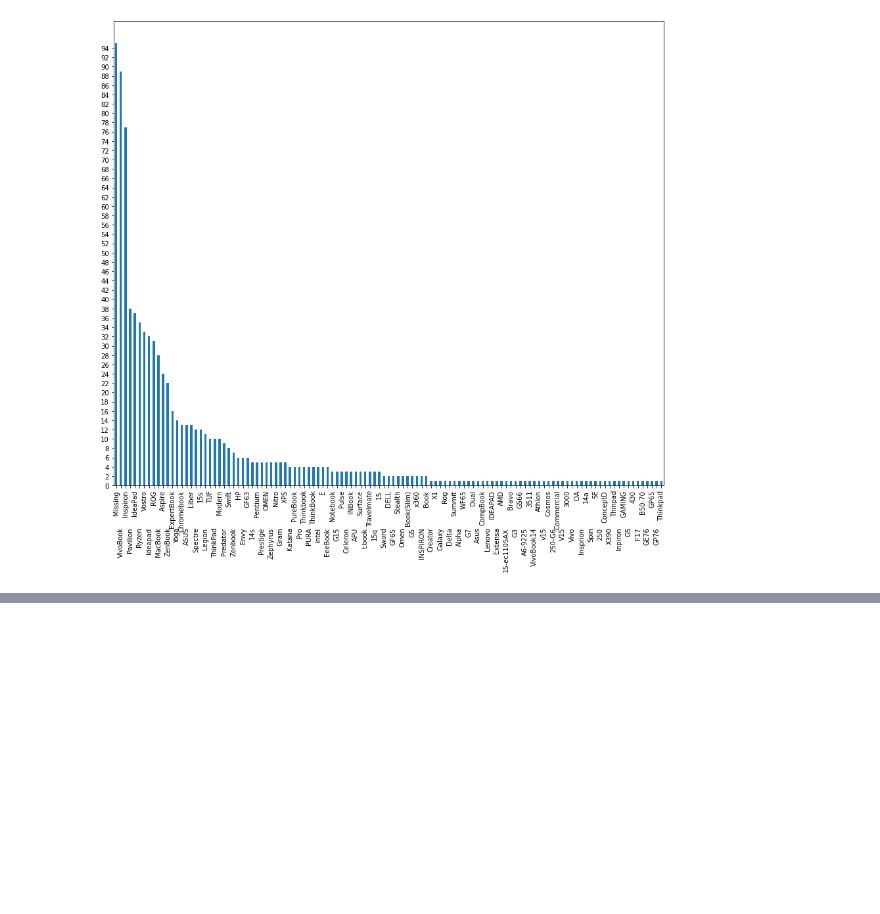
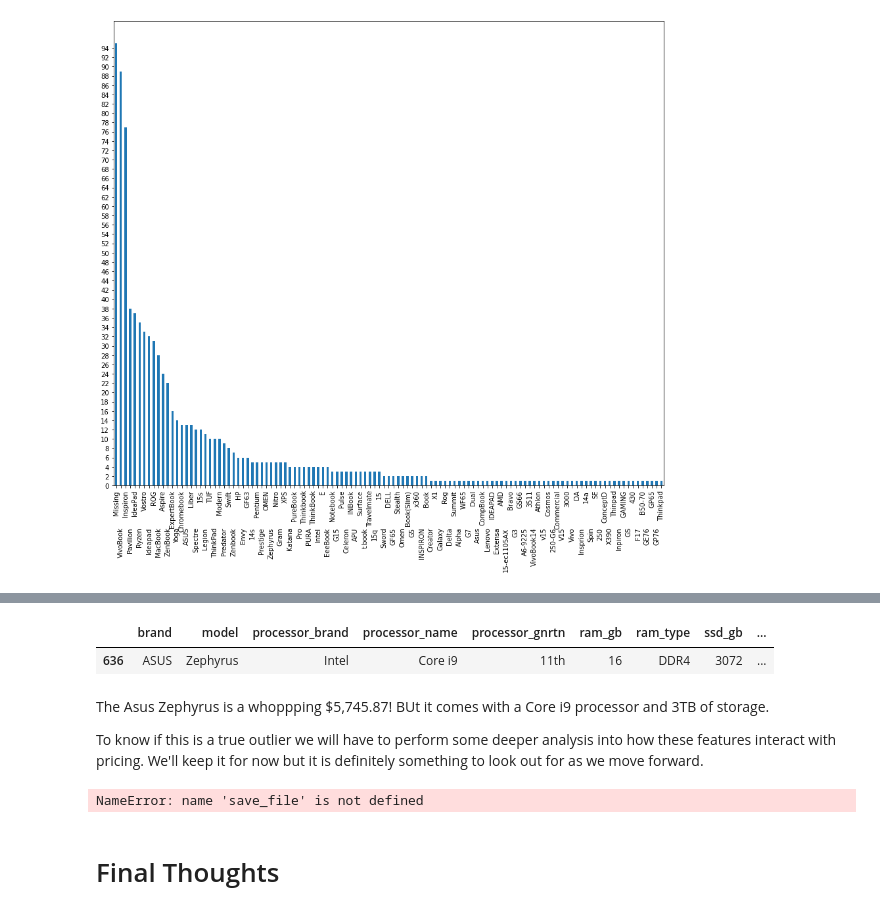
Before and after one commit to lutimoth/LaptopPriceModeling, a Jupyter notebook: Laptop Data Wrangling.ipynb, the cells around one changed output, grey strips where cells are left out. Cells and saved outputs as stored; diff of their text form; code cells hidden in the pictures; blank space fills up the shorter version.

```diff
--- a/Laptop Data Wrangling.ipynb
+++ b/Laptop Data Wrangling.ipynb
@@ -348,0 +401,19 @@ Because the specification features are very discrete,we will leave deeper analys
+# %%
+#There is only one laptop with a price greater than $5,000 so lets look at those specs.
+laptop_data[laptop_data['latest_price'] > 5000]
+# %% [output]
+|  | brand | model | processor_brand | processor_name | processor_gnrtn | ram_gb | ram_type | ssd_gb | ... |
+| 636 | ASUS | Zephyrus | Intel | Core i9 | 11th | 16 | DDR4 | 3072 | ... |
+# %% [markdown]
+The Asus Zephyrus is a whoppping $5,745.87! BUt it comes with a Core i9 processor and 3TB of storage.
+
+To know if this is a true outlier we will have to perform some deeper analysis into how these features interact with pricing. We'll keep it for now but it is definitely something to look out for as we move forward.
+# %%
+# Saving the data
+
+datapath = './dataset'
+laptop_data.to_csv('./dataset/')
+# %% [output]
+NameError: name 'save_file' is not defined
+# %% [markdown]
+# Final Thoughts
```
Also changed, not shown: parts of 15 cells of this notebook, 1 other file.
